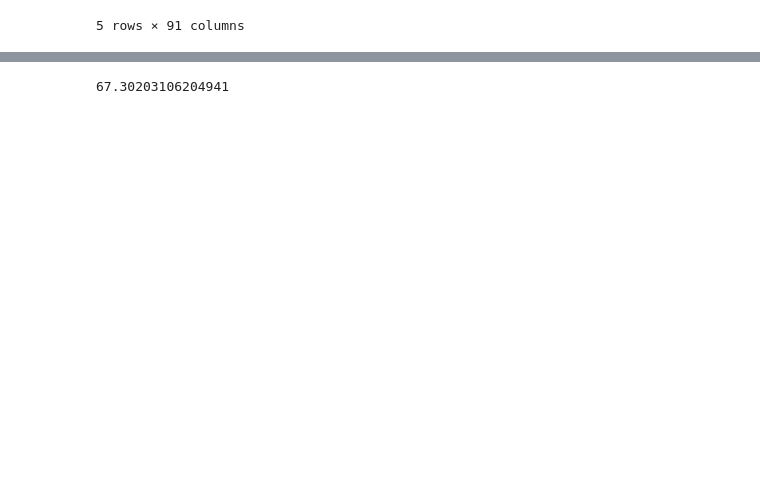
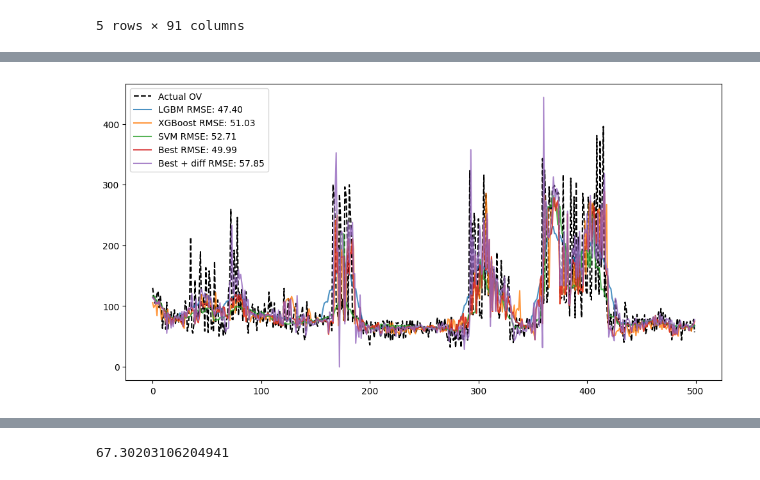
Before and after one commit to yut0takagi/ass-production-management2, a Jupyter notebook: notebook/2026年1月16日.ipynb, the cells around one changed output, grey strips where cells are left out. Drawn from its saved outputs; the diff is of its cells as text; code cells hidden in the pictures; blank space fills up the shorter version.

```diff
--- a/notebook/2026年1月16日.ipynb
+++ b/notebook/2026年1月16日.ipynb
@@ -115,11 +113,15 @@ IndexError: list index out of range
 # %%
 # 使用する特徴量カラム名をリストではなく単純なリストで指定
 feature_cols = ["X14", "X30", "X33", "X83", "elapsed_day", "OV_lag1", "OV_diff", "OV_roll_mean3", "OV_roll_std3"]
+
 closs_model = "LGBM"
+diff_rmse = 0
 yHat = {
   "LGBM": [],
   "XGBoost": [],
-  "Best": []
+  "SVM": [],
+  "Best": [],
+  "Best + diff": [],
 }
 
 scoring = "neg_root_mean_squared_error"
@@ -127,14 +129,39 @@ scoring = "neg_root_mean_squared_error"
 # 1レコードずつtestにしてループ
 for i in tqdm.tqdm(range(1776, 2276)):
     # 訓練, テストデータの整形-----------------------------------------------------------
-    learn = raw[0:i]
-    test = raw[i:i+1]
+    learn = raw.iloc[0:i]
+    test = raw.iloc[i:i+1]
     # インデックスをリセットする
     learn = learn.reset_index(drop=True)
     test = test.reset_index(drop=True)
     test_process_end_time = test['process_end_time'].iloc[0]
     #print(test_process_end_time)
     learn = learn[learn["final_mes_time"] < test_process_end_time]
+    # testの前後10件のOV分布と等しくなるようにlearnのデータをコピーしてサンプル分布を近づける
+    # test_idx: i
+    context_window = 10
+    test_context_start = max(i - context_window, 0)
+    test_context_end = min(i + context_window + 1, len(raw))
+    # 前後10件（合計最大21件、重複なし）のインデックス
+    test_context_indices = list(range(test_context_start, test_context_end))
+    test_context_df = raw.iloc[test_context_indices]
+
+    # learnのOVをtest前後10件のOV分布にできるだけ近づけるよう、learnから各値に最も近いものをコピーして新しいlearn_dsを作成
+    from scipy.spatial.distance import cdist
+
+    # 現状のlearnのコピーを保持
+    learn_orig = learn.copy()
+    # 近似分布用の空リスト
+    learn_match_rows = []
+
+    for ov_val in test_context_df['OV']:
+        # learnからov_valに最も近いものを探索
+        abs_diff = (learn_orig['OV'] - ov_val).abs()
+        min_idx = abs_diff.idxmin()
+        learn_match_rows.append(learn_orig.loc[min_idx].copy())
+
+    # 新しいlearnデータセット（index振り直し）
+    learn = pd.DataFrame(learn_match_rows).reset_index(drop=True)
     # 説明変数と目的変数に分離
     # 学習データ
     X_l = learn[feature_cols]
@@ -167,52 +194,78 @@ for i in tqdm.tqdm(range(1776, 2276)):
             colsample_bytree=0.8
         ))
     ])
+
+    pipelineSVM = Pipeline([
+        ("scaler", StandardScaler()),
+        ("model", SVR(kernel="rbf"))
+    ])
+
+    # 直近10件の予測残渣（OV予測値 - 正解値）から状態空間モデルで今回の残渣を予測する
+    if i >= 1786:  # 直近3件が揃うまでは0
+        prev_residuals = [
+            yHat["Best"][j] - raw["OV"][i+j] for  j in range(-1, -11, -1)
+        ]
+        # 状態空間モデル(ローカルレベルモデル)で直近10件の残差系列から次の残差を予測する
+        prev_residuals_array = np.array(prev_residuals[::-1])
+        # SARIMAXを状態空間モデル(ローカルレベル)として使う（trend='n', order=(0,0,0)またはstatespace.SARIMAXでlevel/trend直接指定）
+        model_ssm = sm.tsa.UnobservedComponents(prev_residuals_array, level='local level')
+        result_ssm = model_ssm.fit(disp=False)
+        # 1歩先（=今回）の残差予測
+        diff_OV_pred = result_ssm.forecast(steps=1)[0]
+    else:
+        diff_OV_pred = 0
+
     pipelineLGBM.fit(X_l, Y_l)
     predLGBM = pipelineLGBM.predict(X_t)
 
     pipelineXGBoost.fit(X_l, Y_l)
     predXGBoost = pipelineXGBoost.predict(X_t)
 
+    pipelineSVM.fit(X_l, Y_l)
+    predSVM = pipelineSVM.predict(X_t)
+
     yHat["LGBM"].append(predLGBM[0])  # 予測値を格納（1レコードなので[0]）
     yHat["XGBoost"].append(predXGBoost[0])  # 予測値を格納（1レコードなので[0]）
-    yHat["Best"].append(yHat[closs_model][0])
+    yHat["SVM"].append(predSVM[0])
+    if closs_model == "LGBM":
+      yHat["Best"].append(predLGBM[0])
+    elif closs_model == "XGBoost":
+      yHat["Best"].append(predXGBoost[0])
+    else:
+      yHat["Best"].append(predSVM[0])
 
+    yHat["Best + diff"].append(yHat["Best"][-1] - diff_OV_pred)
     #次に使うモデルの検討-----------------------------------------------------------------------
 
     # mean_squared_error の入力は array-like である必要があるため、[] でラップ
     RMSE_SCORE = {
         "LGBM": np.sqrt(mean_squared_error([Y_t.iloc[0]], [yHat["LGBM"][-1]])),
         "XGBoost": np.sqrt(mean_squared_error([Y_t.iloc[0]], [yHat["XGBoost"][-1]])),
+        "SVM": np.sqrt(mean_squared_error([Y_t.iloc[0]], [yHat["SVM"][-1]])),
         "Best": np.sqrt(mean_squared_error([Y_t.iloc[0]], [yHat["Best"][-1]]))
     }
+
 
     # closs_model（ベストモデル）を決める
     if np.sqrt(mean_squared_error(Y_t.values, np.array([yHat["LGBM"][-1]]))) < np.sqrt(mean_squared_error(Y_t.values, np.array([yHat["XGBoost"][-1]]))):
         closs_model = "LGBM"
     else:
         closs_model = "XGBoost"
 
 
 # Y_tは予測値と同じ個数だけ取得する
 Y_t = raw["OV"][1776:(1776 + len(yHat["LGBM"]))].reset_index(drop=True).values
 plt.figure(figsize=(12, 6))
 plt.plot(Y_t, label='Actual OV', color='black', linestyle='--')
 
-yh = np.array(yHat["LGBM"])
-rmse = np.sqrt(mean_squared_error(Y_t, yh))
-plt.plot(yh, label=f'LGBM RMSE: {rmse:.2f}', alpha=0.8)
+for model, yh  in yHat.items():
+    rmse = np.sqrt(mean_squared_error(Y_t, yh))
+    plt.plot(yh, label=f'{model} RMSE: {rmse:.2f}', alpha=0.8)
 
-yh = np.array(yHat["XGBoost"])
-rmse = np.sqrt(mean_squared_error(Y_t, yh))
-plt.plot(yh, label=f'XGBoost RMSE: {rmse:.2f}', alpha=0.8)
-
-yh = np.array(yHat["Best"])
-rmse = np.sqrt(mean_squared_error(Y_t, yh))
-plt.plot(yh, label=f'Best RMSE: {rmse:.2f}', alpha=0.8)
-
-print(f"RMSE): {rmse}")
 plt.legend()
 plt.show()
+# %% [output]
+[figure, added]
 # %%
 df_Hat = pd.DataFrame(yHat)
 df_Hat.head()
```
Also changed, not shown: parts of 4 cells of this notebook, 3 other files.
